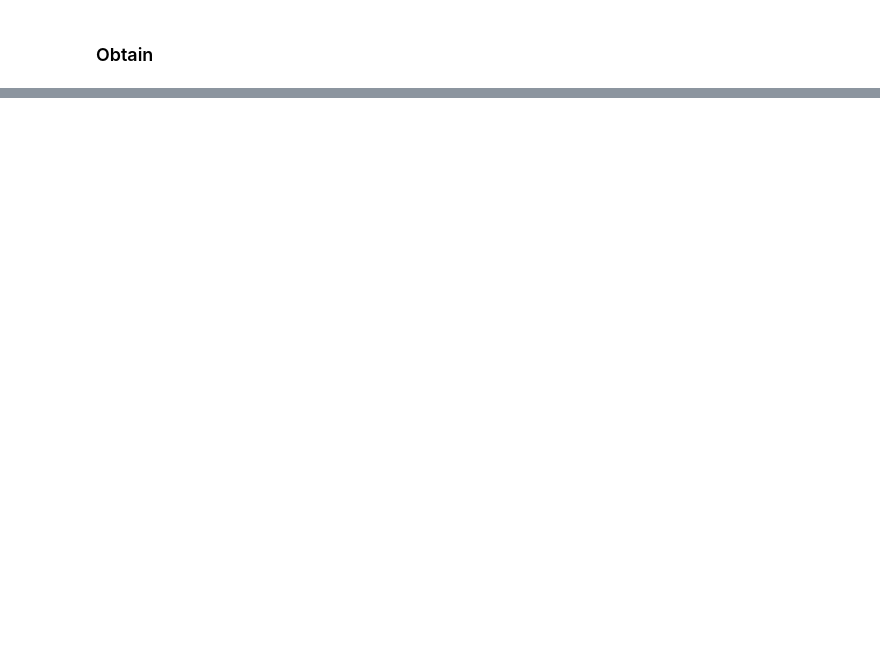
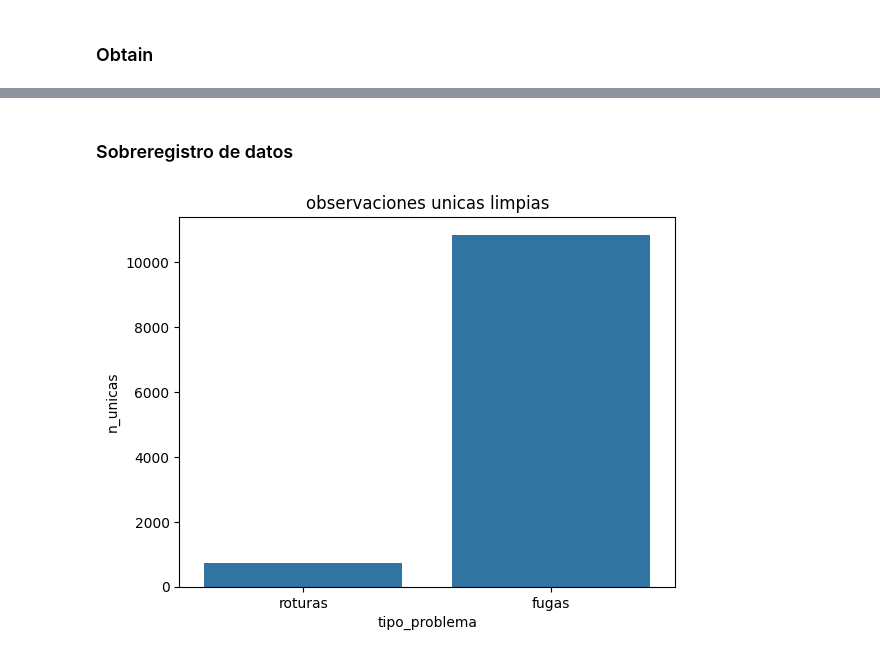
Before and after one commit to khar20/datathon-sunass, a Jupyter notebook: main.ipynb, the cells around one changed output, grey strips where cells are left out. Drawn from its saved outputs; the diff is of its cells as text; code cells hidden in the pictures; blank space fills up the shorter version.

```diff
--- a/main.ipynb
+++ b/main.ipynb
@@ -283,0 +47,27 @@ shape: (73, 3)
+# %%
+def corregir_coord(df):
+    return df.with_columns([
+        pl.when(pl.col('latitud') < -20).then(pl.col('longitud')).otherwise(pl.col('latitud')).alias('lat_corr'),
+        pl.when(pl.col('latitud') < -20).then(pl.col('latitud')).otherwise(pl.col('longitud')).alias('lon_corr')
+    ]).drop(['latitud', 'longitud']).rename({'lat_corr': 'latitud', 'lon_corr': 'longitud'})
+
+df_prim_c = corregir_coord(df_prim)
+df_sec_c = corregir_coord(df_sec)
+# %% [markdown]
+### Sobreregistro de datos
+# %%
+df_prim_limpia = df_prim_c.unique(subset=['CONEXION', 'CATEGORIA', 'fecha_inicio'], keep='first')
+df_sec_limpia = df_sec_c.unique(subset=['CONEXION', 'CATEGORIA', 'fecha_inicio'], keep='first')
+
+# tabla de observaciones unicas para excel
+df_obs_unicas = pl.DataFrame({
+    'tipo_problema': ['roturas', 'fugas'],
+    'n_unicas': [df_prim_limpia.height, df_sec_limpia.height]
+})
+
+# grafico de observaciones despues de limpieza
+sns.barplot(data=df_obs_unicas.to_pandas(), x='tipo_problema', y='n_unicas')
+plt.title('observaciones unicas limpias')
+plt.show()
+# %% [output]
+[figure, added]
```
Also changed, not shown: parts of 33 cells of this notebook, 2 other files.
